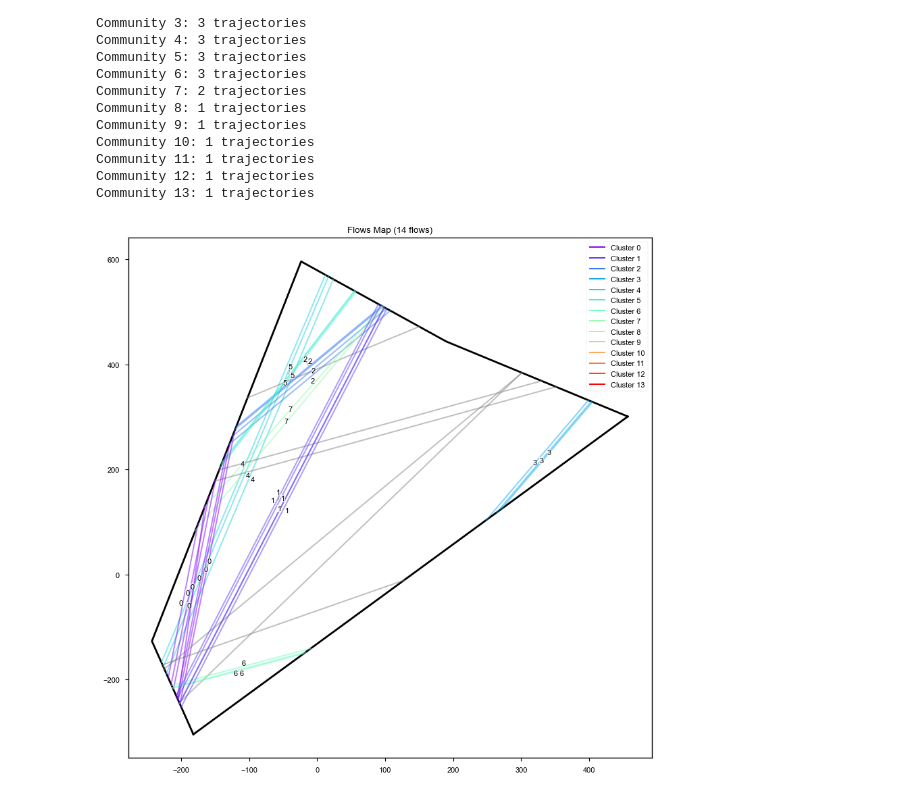
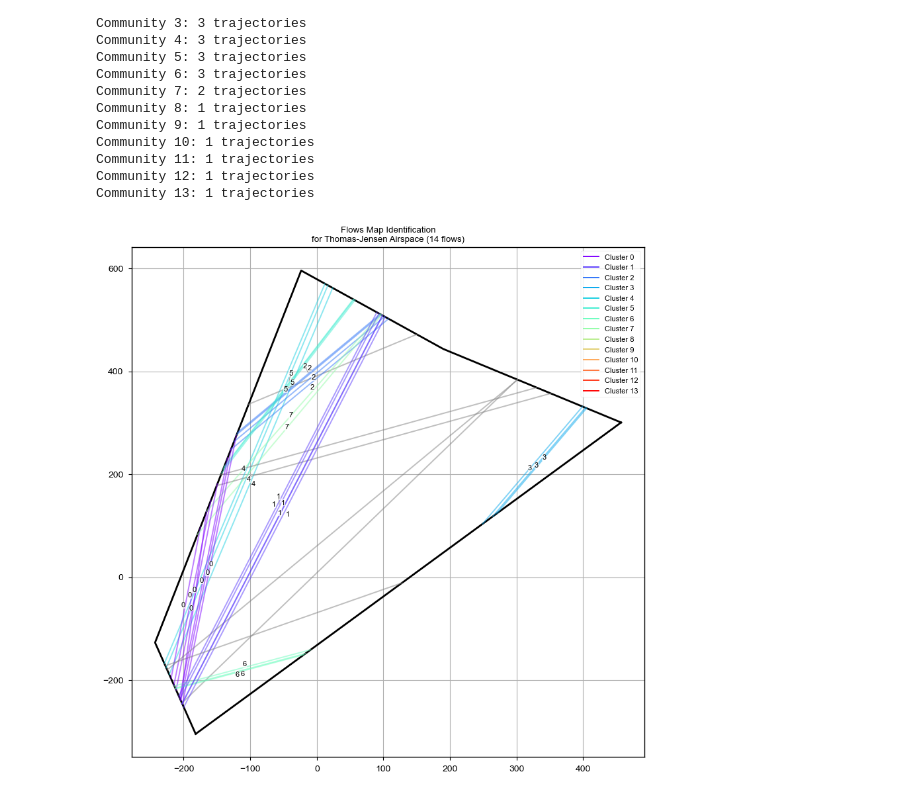
Before and after one commit to thinhhoang95/alpha-azimuth, a Jupyter notebook: MARTINI/scenario/flow_leiden.ipynb, the cells around one changed output. Cells and saved outputs as stored; diff of their text form; code cells hidden in the pictures.

```diff
--- a/MARTINI/scenario/flow_leiden.ipynb
+++ b/MARTINI/scenario/flow_leiden.ipynb
@@ -18,11 +18,11 @@ plt.style.use('seaborn-v0_8-paper')  # Clean, professional style
 plt.rcParams.update({
     'font.family': 'serif',  # Use serif fonts
     'font.serif': ['Arial'],  # Use Times New Roman
-    'font.size': 8,         # Readable font size
+    'font.size': 10,         # Readable font size
     'axes.linewidth': 1.0,   # Thicker axes lines
-    'axes.labelsize': 8,    # Size for axis labels
-    'xtick.labelsize': 8,    # Size for x-tick labels
-    'ytick.labelsize': 8,    # Size for y-tick labels
+    'axes.labelsize': 10,    # Size for axis labels
+    'xtick.labelsize': 10,    # Size for x-tick labels
+    'ytick.labelsize': 10,    # Size for y-tick labels
 })
 # %% [output]
 The autoreload extension is already loaded. To reload it, use:
@@ -199,32 +199,33 @@ for i in range(trajectories.shape[0]):
     plt.plot(trajectories[i, :, 0], trajectories[i, :, 1], c=color, alpha=0.5)
 
 # Add trajectory labels with overlap handling
 texts = []
 for i in range(trajectories.shape[0]):
     # Get midpoint of trajectory for initial text position
     mid_x = np.mean(trajectories[i, :, 0])
     mid_y = np.mean(trajectories[i, :, 1])
 
     # Add text with white background for better visibility
     text = plt.text(mid_x, mid_y, str(communities[i]) if np.sum(np.array(communities) == communities[i]) > 1 else '',
                    fontsize=8,
                    bbox=dict(facecolor='white', edgecolor='none', alpha=0.7, pad=0),
                    horizontalalignment='center',
                    verticalalignment='center')
     texts.append(text)
 
 # Try to prevent text overlap using adjustText if available
 try:
     from adjustText import adjust_text
     adjust_text(texts,
                arrowprops=dict(arrowstyle='-', color='gray', lw=0.5),
                expand_points=(1.5, 1.5))
 except ImportError:
     print('adjustText not available, keeping simple text labels')
     pass
 
-plt.title(f'Flows Map ({len(unique_labels)} flows)')
+plt.title(f'Flows Map Identification\nfor Thomas-Jensen Airspace ({len(unique_labels)} flows)')
 plt.legend(handles=legend_elements)
+plt.grid(True)
 plt.show()
 # %% [output]
-[figure, old version]
+[figure, new version]
```
Also changed, not shown: parts of 3 cells of this notebook.
